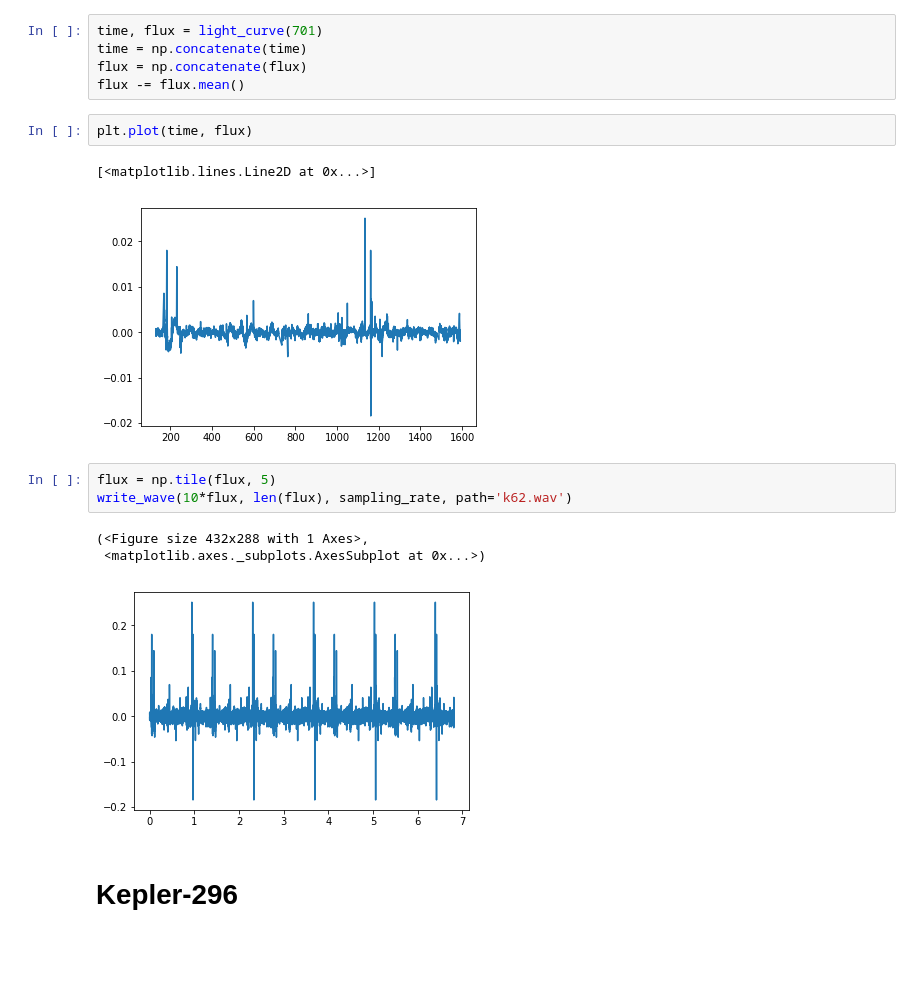
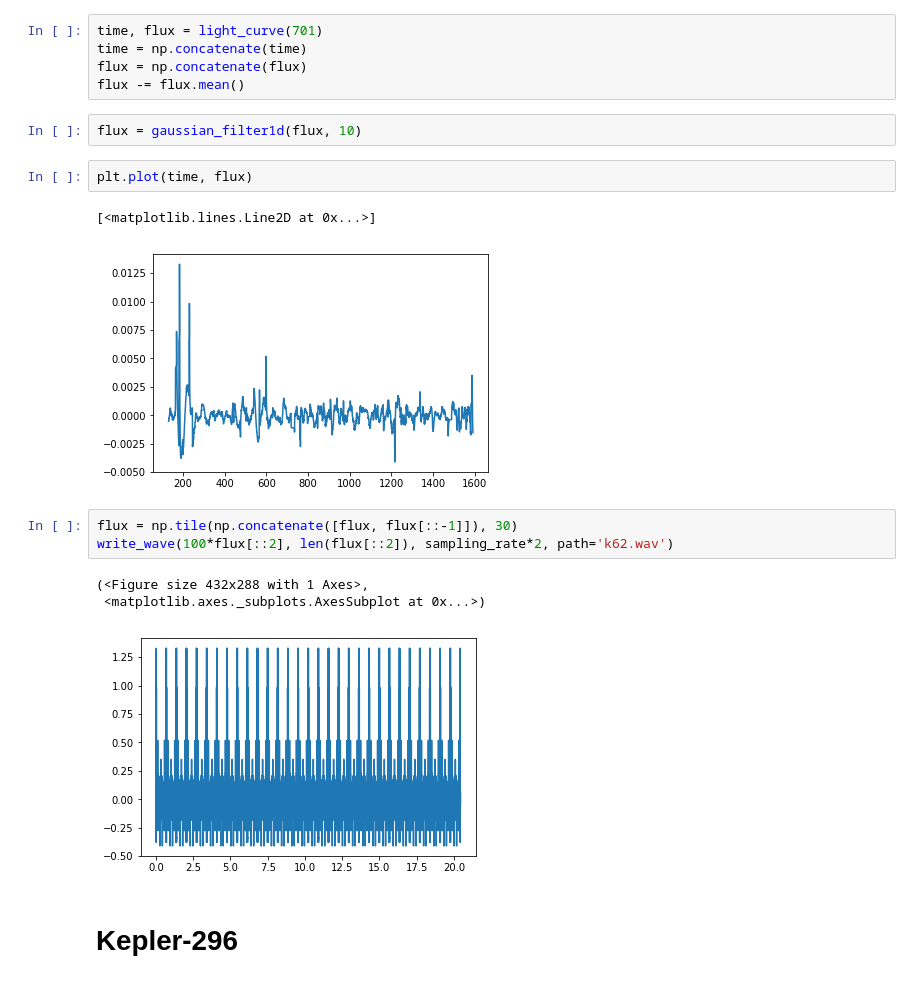
Before and after one commit to bmorris3/starsongs, a Jupyter notebook: sonify.ipynb, the cells around one changed output. Drawn from its saved outputs; the diff is of its cells as text; blank space fills up the shorter version.

```diff
--- a/sonify.ipynb
+++ b/sonify.ipynb
@@ -141,18 +141,20 @@ time, flux = light_curve(701)
 time = np.concatenate(time)
 flux = np.concatenate(flux)
 flux -= flux.mean()
+# %%
+flux = gaussian_filter1d(flux, 10)
 # %%
 plt.plot(time, flux)
 # %% [output]
 [<matplotlib.lines.Line2D at 0x...>]
-[figure, old version]
+[figure, new version]
 # %%
-flux = np.tile(flux, 5)
-write_wave(10*flux, len(flux), sampling_rate, path='k62.wav')
+flux = np.tile(np.concatenate([flux, flux[::-1]]), 30)
+write_wave(100*flux[::2], len(flux[::2]), sampling_rate*2, path='k62.wav')
 # %% [output]
 (<Figure size 432x288 with 1 Axes>,
  <matplotlib.axes._subplots.AxesSubplot at 0x...>)
-[figure, old version]
+[figure, new version]
 # %% [markdown]
 # Kepler-296
 # %%
```
Also changed, not shown: parts of 22 cells of this notebook.
